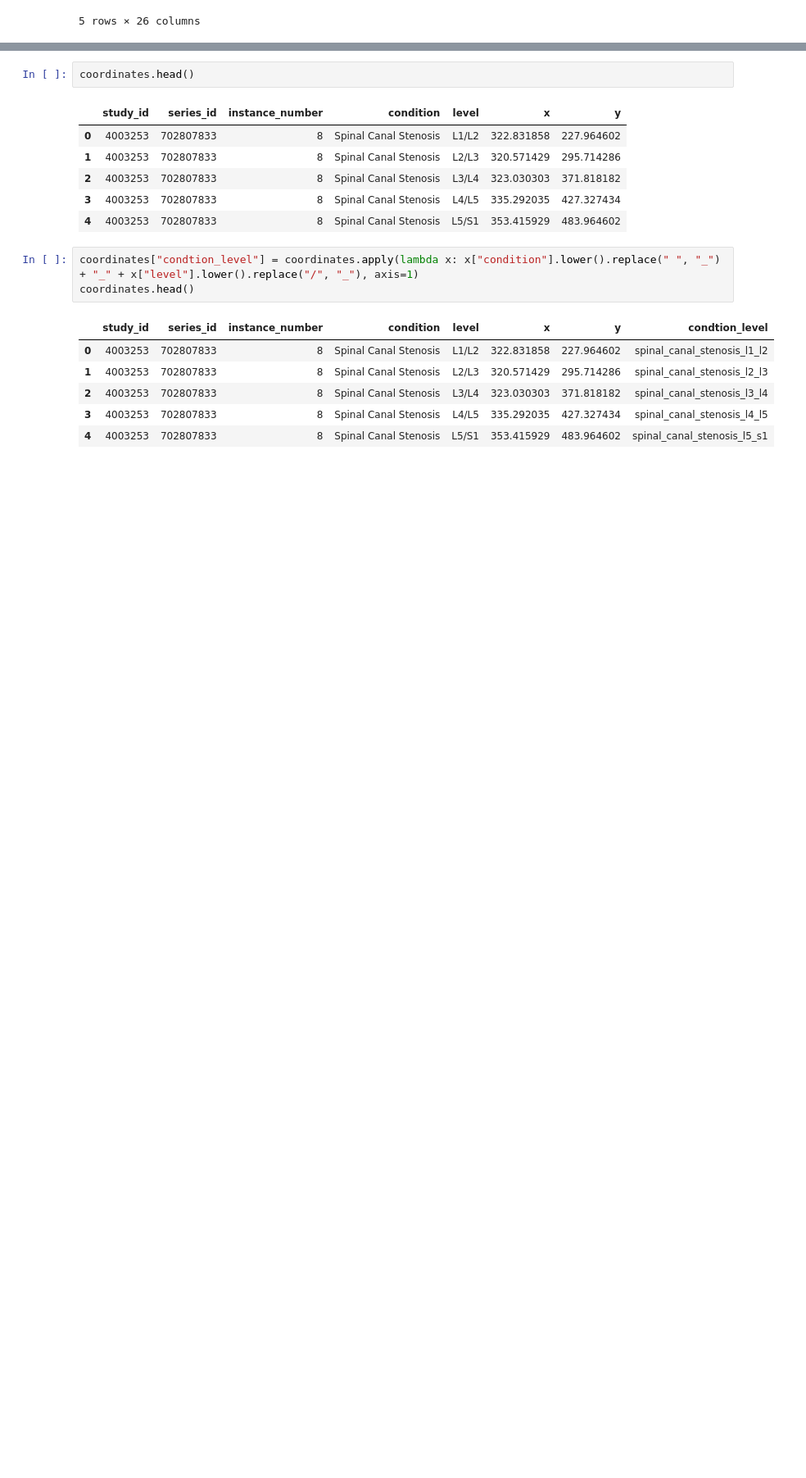
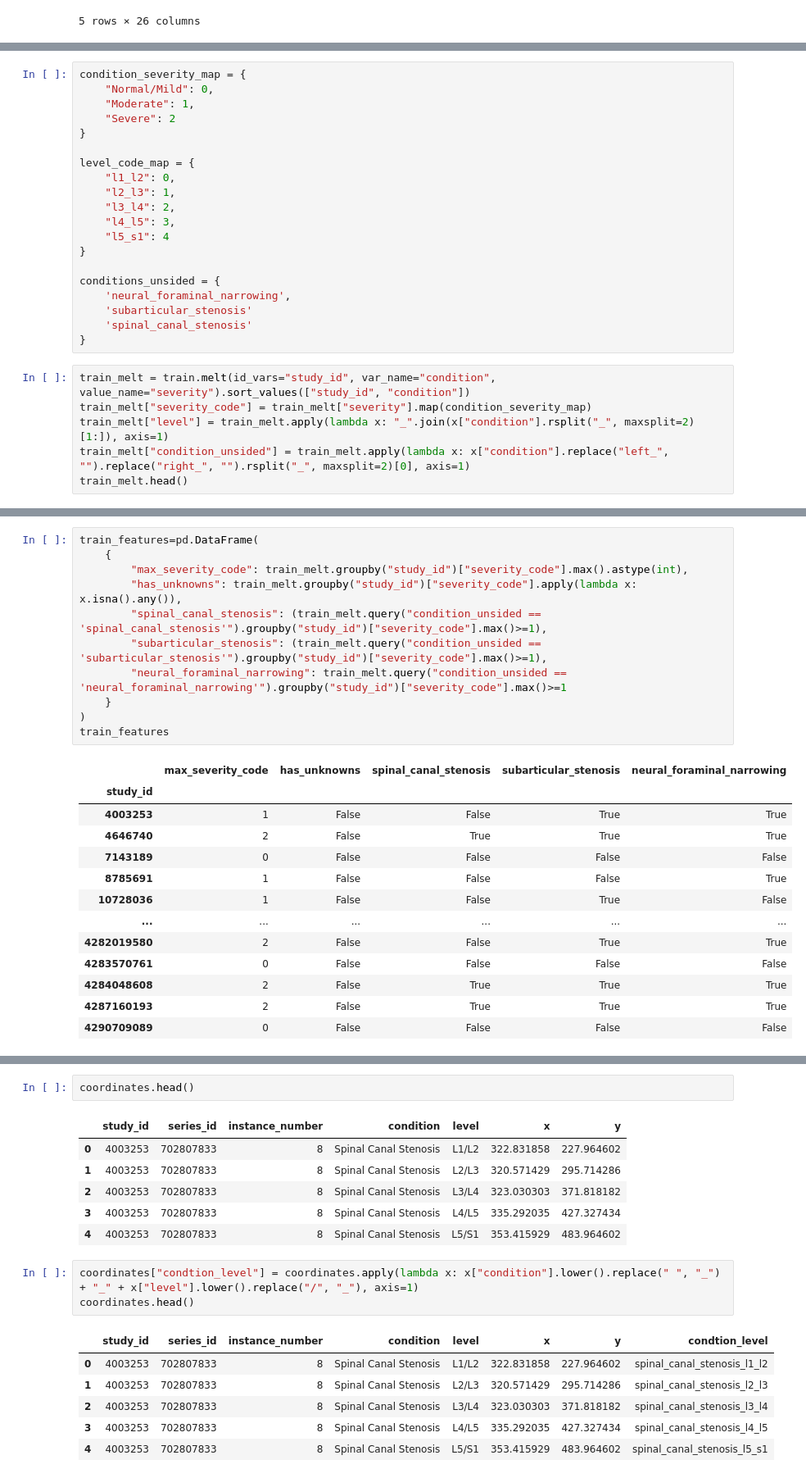
Before and after one commit to mkurtys/rsnaspine, a Jupyter notebook: explore.ipynb, the cells around one changed output, grey strips where cells are left out. Shown: that part at 82% size. Drawn from its saved outputs; the diff is of its cells as text; blank space fills up the shorter version.

```diff
--- a/explore.ipynb
+++ b/explore.ipynb
@@ -33,0 +57,26 @@ train_melt.head()
+# %%
+condition_severity_map = {
+    "Normal/Mild": 0,
+    "Moderate": 1,
+    "Severe": 2
+}
+
+level_code_map = {
+    "l1_l2": 0,
+    "l2_l3": 1,
+    "l3_l4": 2,
+    "l4_l5": 3,
+    "l5_s1": 4
+}
+
+conditions_unsided = {
+    'neural_foraminal_narrowing',
+    'subarticular_stenosis'
+    'spinal_canal_stenosis'
+}
+# %%
+train_melt = train.melt(id_vars="study_id", var_name="condition", value_name="severity").sort_values(["study_id", "condition"])
+train_melt["severity_code"] = train_melt["severity"].map(condition_severity_map)
+train_melt["level"] = train_melt.apply(lambda x: "_".join(x["condition"].rsplit("_", maxsplit=2)[1:]), axis=1)
+train_melt["condition_unsided"] = train_melt.apply(lambda x: x["condition"].replace("left_", "").replace("right_", "").rsplit("_", maxsplit=2)[0], axis=1)
+train_melt.head()
@@ -33,0 +131,25 @@ train_melt.head()
+# %%
+train_features=pd.DataFrame(
+    {
+        "max_severity_code": train_melt.groupby("study_id")["severity_code"].max().astype(int),
+        "has_unknowns": train_melt.groupby("study_id")["severity_code"].apply(lambda x: x.isna().any()),
+        "spinal_canal_stenosis": (train_melt.query("condition_unsided == 'spinal_canal_stenosis'").groupby("study_id")["severity_code"].max()>=1),
+        "subarticular_stenosis": (train_melt.query("condition_unsided == 'subarticular_stenosis'").groupby("study_id")["severity_code"].max()>=1),
+        "neural_foraminal_narrowing": train_melt.query("condition_unsided == 'neural_foraminal_narrowing'").groupby("study_id")["severity_code"].max()>=1
+    }
+)
+train_features
+# %% [output]
+|  | max_severity_code | has_unknowns | spinal_canal_stenosis | subarticular_stenosis | neural_foraminal_narrowing |
+| study_id |  |  |  |  |  |
+| 4003253 | 1 | False | False | True | True |
+| 4646740 | 2 | False | True | True | True |
+| 7143189 | 0 | False | False | False | False |
+| 8785691 | 1 | False | False | False | True |
+| 10728036 | 1 | False | False | True | False |
+| ... | ... | ... | ... | ... | ... |
+| 4282019580 | 2 | False | False | True | True |
+| 4283570761 | 0 | False | False | False | False |
+| 4284048608 | 2 | False | True | True | True |
+| 4287160193 | 2 | False | True | True | True |
+| 4290709089 | 0 | False | False | False | False |
```
Also changed, not shown: parts of 10 cells of this notebook.
